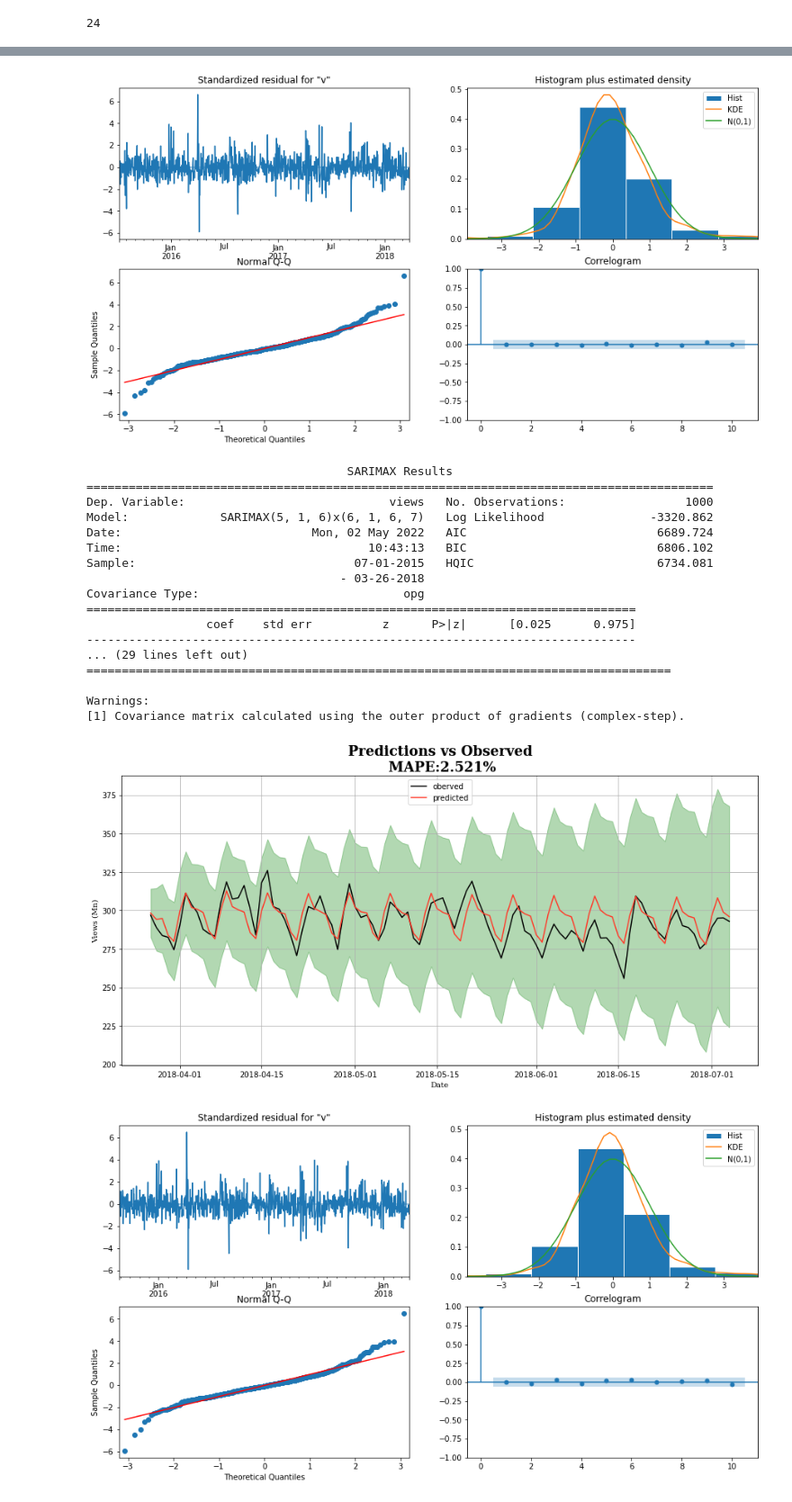
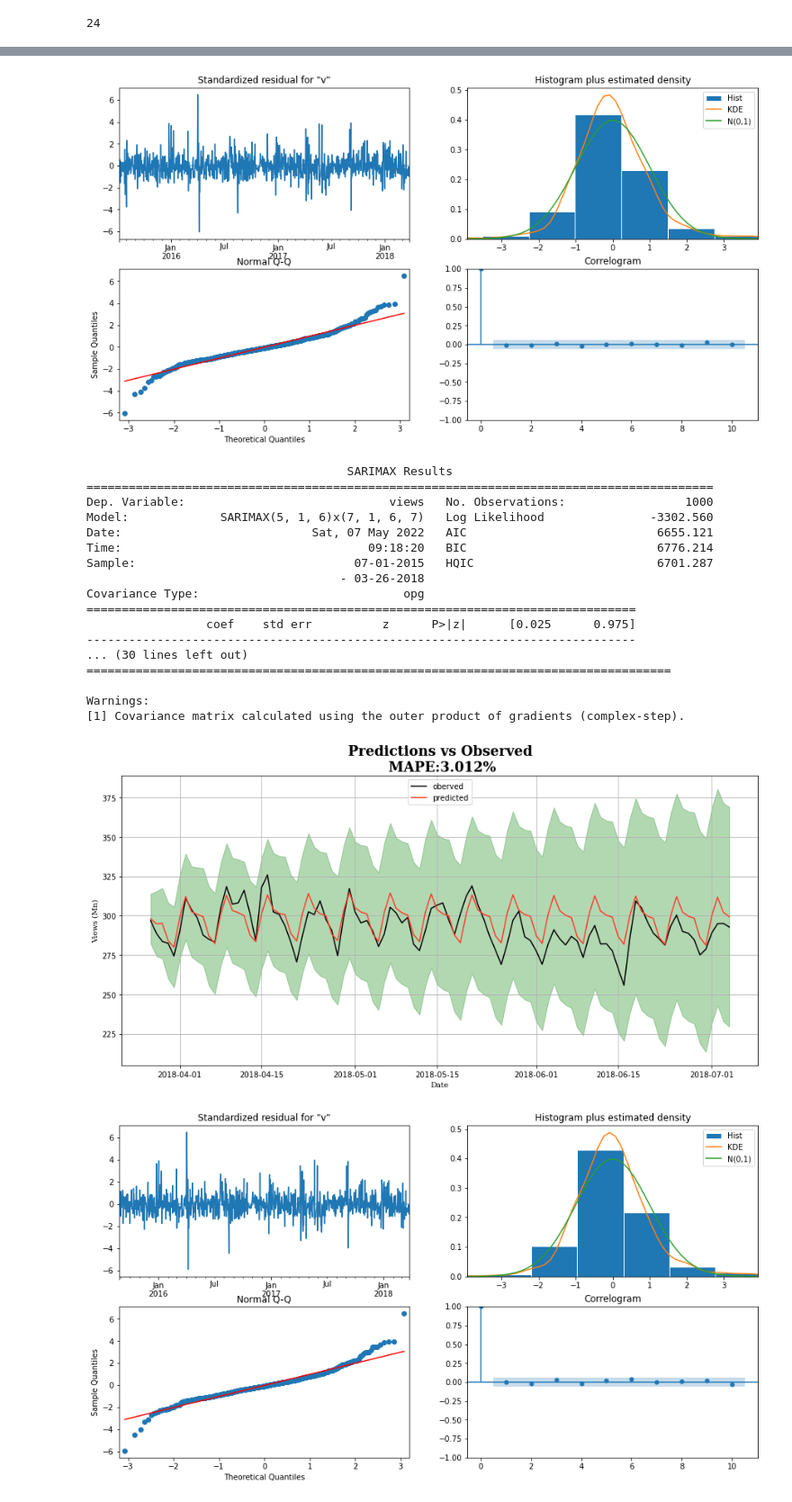
Before and after one commit to Ransaka/MyForecastingRepo, a Jupyter notebook: 02. Intermediate/ARIMA and Family.ipynb, the cells around one changed output, grey strips where cells are left out. Shown at 90% size. Cells and saved outputs as stored; diff of their text form; code cells hidden in the pictures.

Commit message:
changes on SARIMAX

```diff
--- a/02. Intermediate/ARIMA and Family.ipynb
+++ b/02. Intermediate/ARIMA and Family.ipynb
@@ -296,5 +176,5 @@ result_table = optimizeSARIMA(parameters_list,d,D,s)
 # %%
-p, q, P, Q = (5,6,6,6)
+p, q, P, Q = (5, 6, 7, 6)
 
 best_model = SARIMAX(
     data.views, order=(p, d, q), seasonal_order=(P, D, Q, s)
@@ -318,22 +198,4 @@ Covariance Type:                             opg
 
 Warnings:
 [1] Covariance matrix calculated using the outer product of gradients (complex-step).
-# %%
-def plotSARIMA(model,train,test):
-    predictions = model.get_prediction(train.shape[0],train.shape[0]+99)
-    predictions_conf_int = predictions.conf_int()
-    predictions = pd.DataFrame(index=test.index,data=predictions.predicted_mean.values)
-
-    plt.figure(figsize=(15,7))
-    plt.plot(test,color='black',label='oberved')
-    plt.plot(predictions,color='#FF3B2B',label='predicted')
-    plt.fill_between(predictions.index,
-                    predictions_conf_int.iloc[:, 0],
-                    predictions_conf_int.iloc[:, 1], color='g', alpha=0.3)
-    plt.legend(loc='upper center')
-    plt.xlabel("Date",fontfamily='serif')
-    plt.ylabel("Views (Mn)",fontfamily='serif')
-    plt.title(f"Predictions vs Observed\n MAPE:{MAPE(test,predictions)*100:.3f}%", fontsize=18,fontweight='semibold',fontfamily='serif')
-    plt.grid(True)
-    plt.show()
 # %%
@@ -344,10 +206,8 @@ plotSARIMA(best_model,data,test)
 ax= best_model.plot_diagnostics(figsize=(15,8))
 plt.show()
 # %% [output]
-[figure, old version]
+[figure, new version]
 # %%
-p, q, P, Q = (5,6,6,6)
-
 best_model = SARIMAX(
     data.views,
     order=(p, d, q),
@@ -360,24 +220,24 @@ print(best_model.summary())
                                      SARIMAX Results
 =========================================================================================
 Dep. Variable:                             views   No. Observations:                 1000
-Model:             SARIMAX(5, 1, 6)x(6, 1, 6, 7)   Log Likelihood               -3320.862
-Date:                           Mon, 02 May 2022   AIC                           6689.724
-Time:                                   10:43:13   BIC                           6806.102
-Sample:                               07-01-2015   HQIC                          6734.081
+Model:             SARIMAX(5, 1, 6)x(7, 1, 6, 7)   Log Likelihood               -3302.560
+Date:                           Sat, 07 May 2022   AIC                           6655.121
+Time:                                   09:18:20   BIC                           6776.214
+Sample:                               07-01-2015   HQIC                          6701.287
                                     - 03-26-2018
 Covariance Type:                             opg
 ==============================================================================
                  coef    std err          z      P>|z|      [0.025      0.975]
 ------------------------------------------------------------------------------
-... (29 lines left out)
+... (30 lines left out)
 ===================================================================================
 
 Warnings:
 [1] Covariance matrix calculated using the outer product of gradients (complex-step).
 # %%
-plotSARIMA(best_model,data,test)
+plotSARIMA(best_model,data.views,test.views)
 # %% [output]
-[figure, old version]
+[figure, new version]
 # %%
 ax= best_model.plot_diagnostics(figsize=(15,8))
 plt.show()
```
Also changed, not shown: parts of 18 cells of this notebook, 3 other files.
